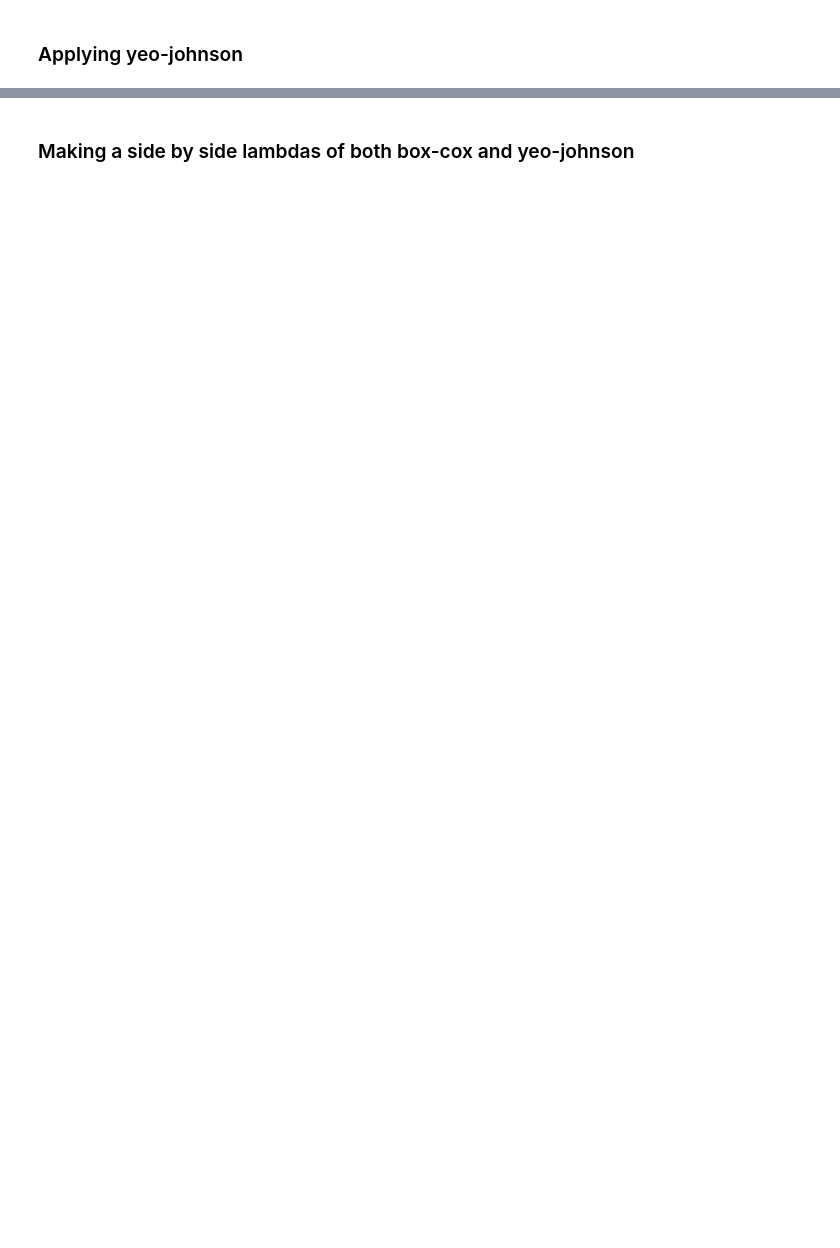
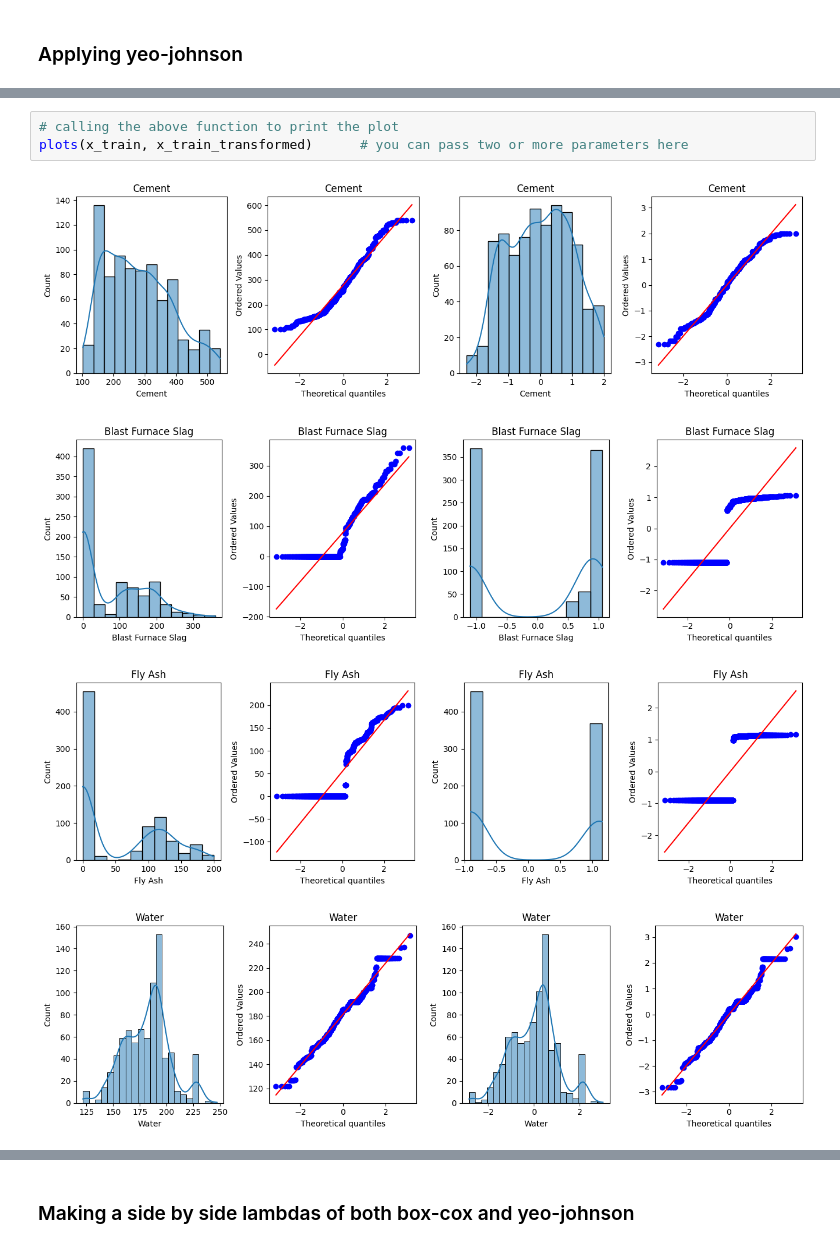
Before and after one commit to Ashura369/Python_and_Data_Science, a Jupyter notebook: 0 ML lecture/9_6 power transformers.ipynb, the cells around one changed output, grey strips where cells are left out. Saved outputs shown, nothing was run; the diff lists cells and outputs as text; blank space fills up the shorter version.

```diff
--- a/0 ML lecture/9_6 power transformers.ipynb
+++ b/0 ML lecture/9_6 power transformers.ipynb
@@ -283,0 +313,8 @@ Error:
+# %%
+# calling the above function to print the plot
+plots(x_train, x_train_transformed)      # you can pass two or more parameters here
+# %% [output]
+[figure, added]
+[figure, added]
+[figure, added]
+[figure, added]
```
Also changed, not shown: parts of 12 cells of this notebook.
